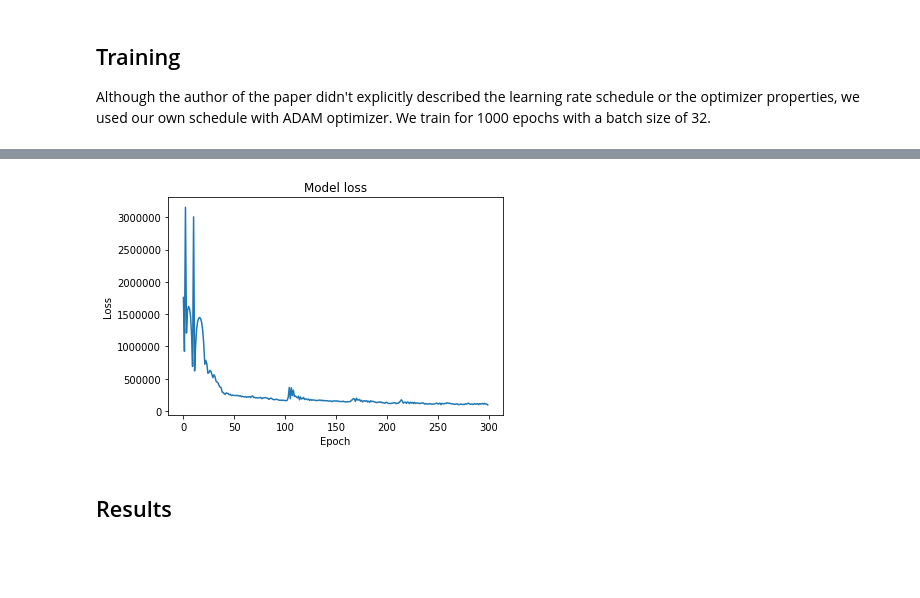
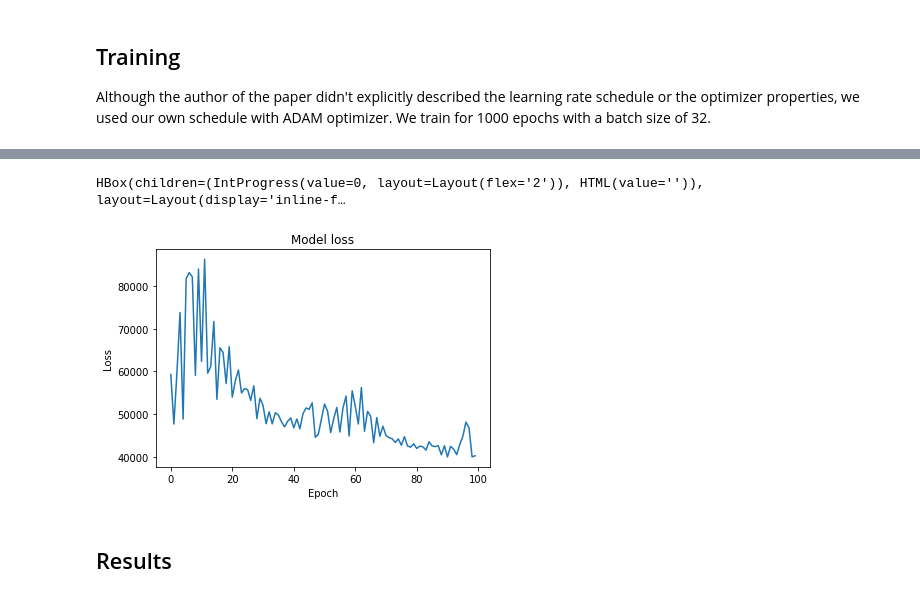
Before and after one commit to ZachariahPang/Math-110B-project3, a Jupyter notebook: Steg-NN-multi.ipynb, the cells around one changed output, grey strips where cells are left out. Drawn from its saved outputs; the diff is of its cells as text; code cells hidden in the pictures; blank space fills up the shorter version.

```diff
--- a/Steg-NN-multi.ipynb
+++ b/Steg-NN-multi.ipynb
@@ -146,0 +165,13 @@ input_C = X_train[2*split_len:3*split_len]
+# %%
+rate = 0.25
+input_S_1_DCT = []
+for S in input_S_1:
+    S_DCT = dct_compress(S,rate)
+    input_S_1_DCT.append(S_DCT)
+input_S_1_DCT = np.array(input_S_1_DCT)
+
+input_S_2_DCT = []
+for S in input_S_2:
+    S_DCT = dct_compress(S,rate)
+    input_S_2_DCT.append(S_DCT)
+input_S_2_DCT = np.array(input_S_2_DCT)
@@ -147,6 +192,7 @@ input_C = X_train[2*split_len:3*split_len]
 # %%
-input_S = np.block([input_S_1_DCT,input_S_2_DCT])
-# input_S = np.block([input_S_1,input_S_2])
+# input_S_DCT_encode = np.block([input_S_1_DCT_encode,input_S_2_DCT_encode])
+input_S_DCT = np.block([input_S_1_DCT,input_S_2_DCT])
+input_S = np.block([input_S_1,input_S_2])
 # %%
 print ("Number of the frist serect image = " + str(input_S_1.shape[0]))
 print ("Number of the second serect image = " + str(input_S_2.shape[0]))
@@ -205,7 +233,7 @@ input_size_C = (256,256,3)
 input_size_S = (256,256,6)
 # %%
 # Variable used to weight the losses of the secret and cover images (See paper for more details)
-beta = 2.0
+beta = 1.0
 
 # Loss for reveal network
 def rev_loss(s_true, s_pred):
@@ -236,17 +264,18 @@ def make_encoder():
     input_C= Input(shape=(input_size_C))
 
     # Preparation Network
-    x3 = Conv2D(50, (3, 3), strides = (1, 1), padding='same', activation='relu', name='conv_prep0_3x3')(input_S)
-    x4 = Conv2D(10, (4, 4), strides = (1, 1), padding='same', activation='relu', name='conv_prep0_4x4')(input_S)
-    x5 = Conv2D(5, (5, 5), strides = (1, 1), padding='same', activation='relu', name='conv_prep0_5x5')(input_S)
-    x = concatenate([x3, x4, x5])
+#     x3 = Conv2D(50, (3, 3), strides = (1, 1), padding='same', activation='relu', name='conv_prep0_3x3')(input_S)
+#     x4 = Conv2D(10, (4, 4), strides = (1, 1), padding='same', activation='relu', name='conv_prep0_4x4')(input_S)
+#     x5 = Conv2D(5, (5, 5), strides = (1, 1), padding='same', activation='relu', name='conv_prep0_5x5')(input_S)
+#     x = concatenate([x3, x4, x5])
 
-    x3 = Conv2D(50, (3, 3), strides = (1, 1), padding='same', activation='relu', name='conv_prep1_3x3')(x)
-    x4 = Conv2D(10, (4, 4), strides = (1, 1), padding='same', activation='relu', name='conv_prep1_4x4')(x)
-    x5 = Conv2D(5, (5, 5), strides = (1, 1), padding='same', activation='relu', name='conv_prep1_5x5')(x)
-    x = concatenate([x3, x4, x5])
+#     x3 = Conv2D(50, (3, 3), strides = (1, 1), padding='same', activation='relu', name='conv_prep1_3x3')(x)
+#     x4 = Conv2D(10, (4, 4), strides = (1, 1), padding='same', activation='relu', name='conv_prep1_4x4')(x)
+#     x5 = Conv2D(5, (5, 5), strides = (1, 1), padding='same', activation='relu', name='conv_prep1_5x5')(x)
+#     x = concatenate([x3, x4, x5])
 
-    x = concatenate([input_C, x])
+#     x = concatenate([input_C, x])
+    x = concatenate([input_C, input_S])
 
     # Hiding network
     x3 = Conv2D(50, (3, 3), strides = (1, 1), padding='same', activation='relu', name='conv_hid0_3x3')(x)
@@ -398 +430,6 @@ HBox(children=(IntProgress(value=0, layout=Layout(flex='2'), max=300), HTML(valu
+# %%
+train(input_S_DCT, input_C,100)
+# %% [output]
+HBox(children=(IntProgress(value=0, layout=Layout(flex='2')), HTML(value='')), layout=Layout(display='inline-f…
+[figure, added]
 # %%
@@ -399,13 +437,4 @@ HBox(children=(IntProgress(value=0, layout=Layout(flex='2'), max=300), HTML(valu
 #  without DCT 157900   135962
-# %%
-# Plot loss through epochs
-plt.plot(loss_history)
-plt.title('Model loss')
-plt.ylabel('Loss')
-plt.xlabel('Epoch')
-plt.show()
-# %% [output]
-[figure, removed]
 # %%
 # Save model
 autoencoder_model.save_weights('models/model.hdf5')
```
Also changed, not shown: parts of 25 cells of this notebook.
